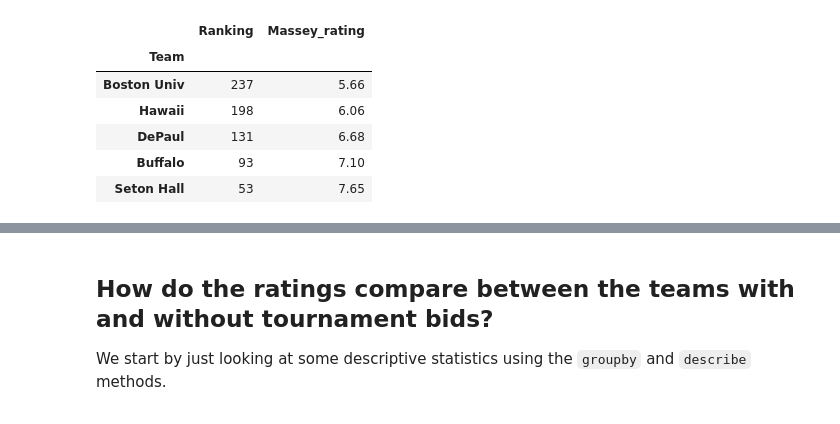
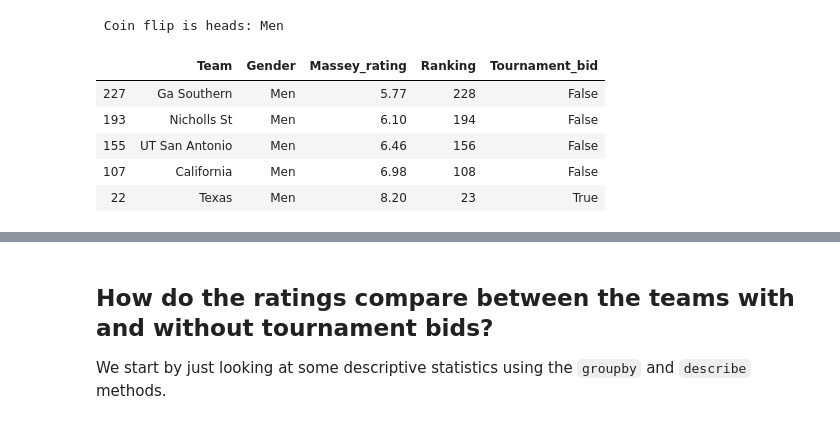
Before and after one commit to bjloe/March_Madness, a Jupyter notebook: March_Madness_ROC_AUC.ipynb, the cells around one changed output, grey strips where cells are left out. Saved outputs shown, nothing was run; the diff lists cells and outputs as text; code cells hidden in the pictures.

Commit message:
Reduced analysis to one randomly chosen bracket.

```diff
--- a/March_Madness_ROC_AUC.ipynb
+++ b/March_Madness_ROC_AUC.ipynb
@@ -19,16 +24,34 @@ numerical variable, and it is accompanied by a *ranking* according to those valu
+# %%
+coin_flip = "heads" if random.rand()<0.5 else "tails"
+
+if coin_flip == "heads":
+    gender = "men"
+else:
+    gender = "women"
+
+print(f' Coin flip is {coin_flip}: {gender.title()}')
+# %% [output]
+ Coin flip is heads: Men
 # %%
-df_mens_ratings = pd.read_csv('Massey_men_d1.csv',usecols=['Team','Rat','Unnamed: 6'],index_col='Team')\
-.rename(columns={'Rat':'Ranking','Unnamed: 6':'Massey_rating'})
-
-df_womens_ratings = pd.read_csv('Massey_women_d1.csv',usecols=['Team','Rat','Unnamed: 6'],index_col='Team')\
-.rename(columns={'Rat':'Ranking','Unnamed: 6':'Massey_rating'})
+usecols = ['Team','Rat','Unnamed: 6']
+colmapping={'Rat':'Ranking','Unnamed: 6':'Massey_rating'}
+df_ratings = pd.read_csv(f'Massey_{gender}_d1.csv',
+                         usecols=usecols,
+                         index_col='Team').rename(columns=colmapping)
+df_ratings['Gender'] = gender.title()
+# %%
+df_ncaa_field = pd.read_csv(f'tournament_{gender}.csv')
+df_ncaa_field['Tournament_bid'] = True
+# %%
+df_ratings = df_ratings.merge(df_ncaa_field,on='Team',how='outer').fillna(False)
+# %%
+df_ratings = df_ratings[['Team', 'Gender', 'Massey_rating', 'Ranking', 'Tournament_bid']]
 # %%
-df_mens_ratings.sample(5).sort_values('Massey_rating')
+df_ratings.sample(5).sort_values('Massey_rating')
 # %% [output]
-|  | Ranking | Massey_rating |
-| Team |  |  |
-| Boston Univ | 237 | 5.66 |
-| Hawaii | 198 | 6.06 |
-| DePaul | 131 | 6.68 |
-| Buffalo | 93 | 7.10 |
-| Seton Hall | 53 | 7.65 |
+|  | Team | Gender | Massey_rating | Ranking | Tournament_bid |
+| 227 | Ga Southern | Men | 5.77 | 228 | False |
+| 193 | Nicholls St | Men | 6.10 | 194 | False |
+| 155 | UT San Antonio | Men | 6.46 | 156 | False |
+| 107 | California | Men | 6.98 | 108 | False |
+| 22 | Texas | Men | 8.20 | 23 | True |
```
Also changed, not shown: parts of 26 cells of this notebook, 2 other files.
